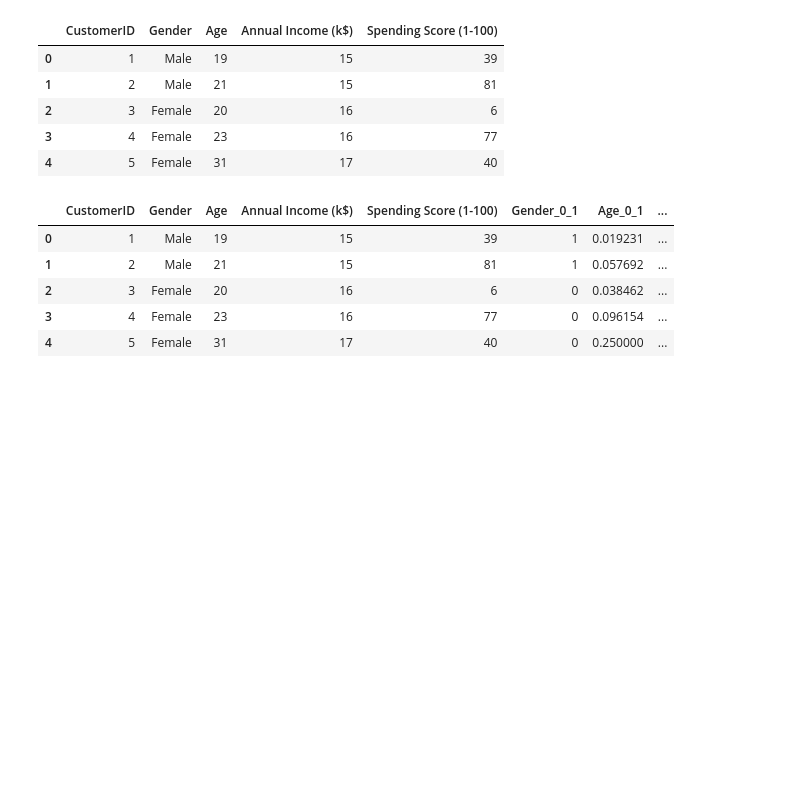
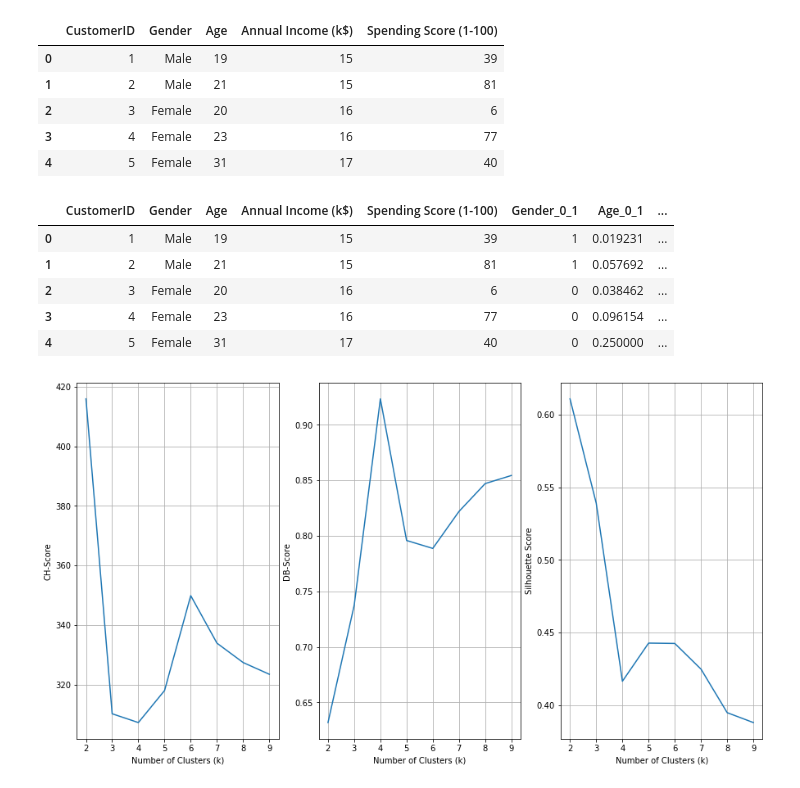
Before and after one commit to oscarm524/data_445_dummy, a Jupyter notebook: Hwks/scratch.ipynb, the cells around one changed output. Saved outputs shown, nothing was run; the diff lists cells and outputs as text; code cells hidden in the pictures; blank space fills up the shorter version.

```diff
--- a/Hwks/scratch.ipynb
+++ b/Hwks/scratch.ipynb
@@ -65,5 +66,23 @@ for i in krange:
 
     ## Computing the CH, DB and silhouette scores
     CH_scores.append(calinski_harabasz_score(customers[['Gender_0_1', 'Age_0_1', 'Annual_Income_0_1']], cluster_assignments))
-    DB_scores.append(calinski_harabasz_score(customers[['Gender_0_1', 'Age_0_1', 'Annual_Income_0_1']], cluster_assignments))
-    silhouette_scores.append(calinski_harabasz_score(customers[['Gender_0_1', 'Age_0_1', 'Annual_Income_0_1']], cluster_assignments))
+    DB_scores.append(davies_bouldin_score(customers[['Gender_0_1', 'Age_0_1', 'Annual_Income_0_1']], cluster_assignments))
+    silhouette_scores.append(silhouette_score(customers[['Gender_0_1', 'Age_0_1', 'Annual_Income_0_1']], cluster_assignments))
+# %%
+fig, axs = plt.subplots(1, 3, figsize = (15, 8))
+axs[0].plot(krange, CH_scores)
+axs[0].set_xlabel('Number of Clusters (k)')
+axs[0].set_ylabel('CH-Score')
+axs[0].grid()
+
+axs[1].plot(krange, DB_scores)
+axs[1].set_xlabel('Number of Clusters (k)')
+axs[1].set_ylabel('DB-Score')
+axs[1].grid()
+
+axs[2].plot(krange, silhouette_scores)
+axs[2].set_xlabel('Number of Clusters (k)')
+axs[2].set_ylabel('Silhouette Score')
+axs[2].grid()
+# %% [output]
+[figure, added]
```
Also changed, not shown: parts of 3 cells of this notebook.
